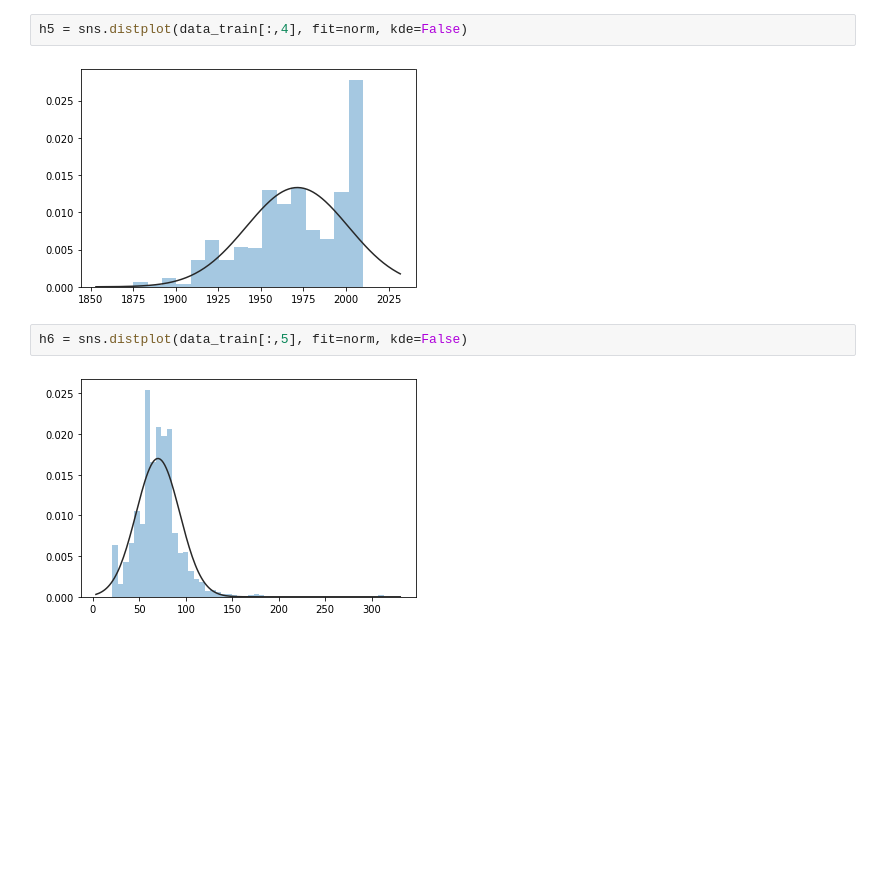
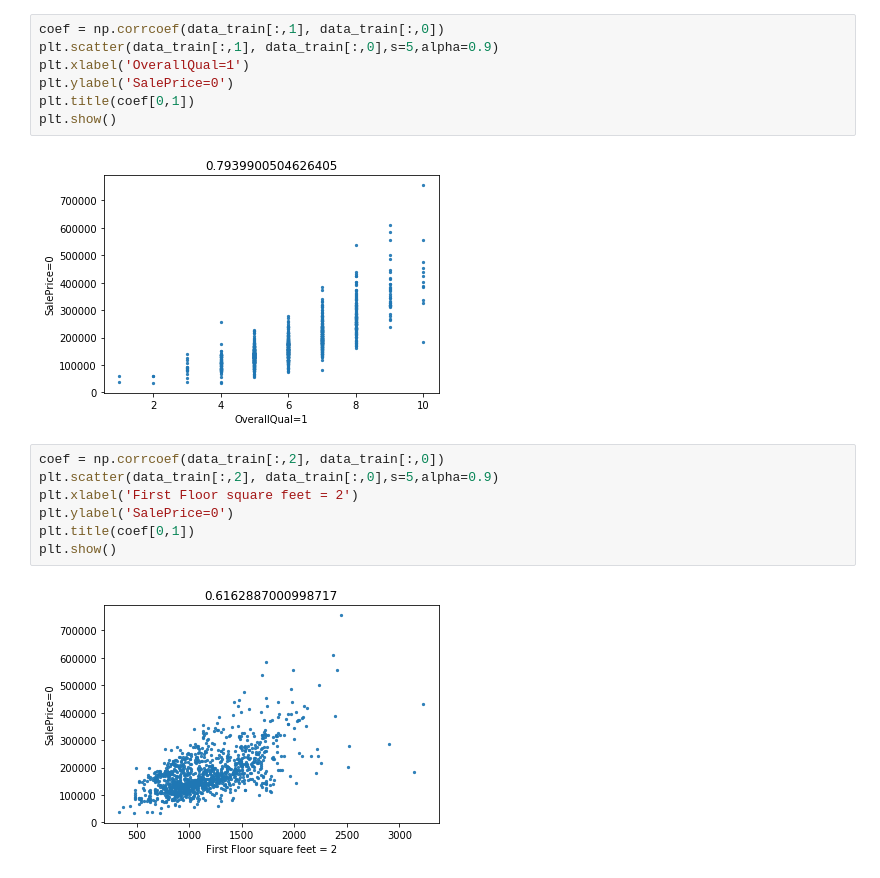
Before and after one commit to michael280498/datascience_project, a Jupyter notebook: proyecto.ipynb, the cells around one changed output. Saved outputs shown, nothing was run; the diff lists cells and outputs as text; blank space fills up the shorter version.

```diff
--- a/proyecto.ipynb
+++ b/proyecto.ipynb
@@ -44,8 +47,18 @@ h4 = sns.distplot(data_train[:,3], fit=norm, kde=False)
-# %%
-h5 = sns.distplot(data_train[:,4], fit=norm, kde=False)
-# %% [output]
-[figure, removed]
-# %%
-h6 = sns.distplot(data_train[:,5], fit=norm, kde=False)
-# %% [output]
-[figure, removed]
+# %%
+coef = np.corrcoef(data_train[:,1], data_train[:,0])
+plt.scatter(data_train[:,1], data_train[:,0],s=5,alpha=0.9)
+plt.xlabel('OverallQual=1')
+plt.ylabel('SalePrice=0')
+plt.title(coef[0,1])
+plt.show()
+# %% [output]
+[figure, added]
+# %%
+coef = np.corrcoef(data_train[:,2], data_train[:,0])
+plt.scatter(data_train[:,2], data_train[:,0],s=5,alpha=0.9)
+plt.xlabel('First Floor square feet = 2')
+plt.ylabel('SalePrice=0')
+plt.title(coef[0,1])
+plt.show()
+# %% [output]
+[figure, added]
```
Also changed, not shown: parts of 8 cells of this notebook.
